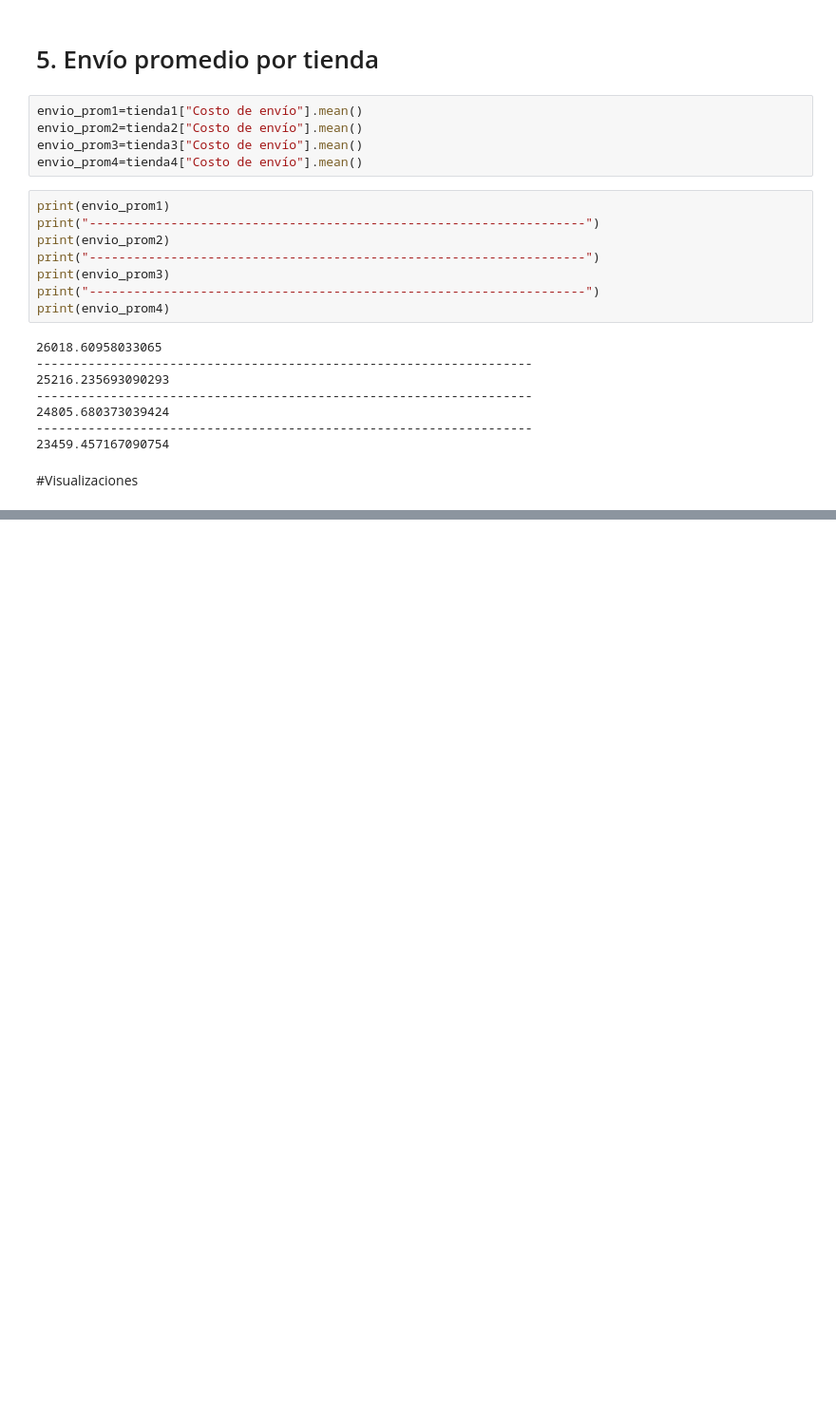
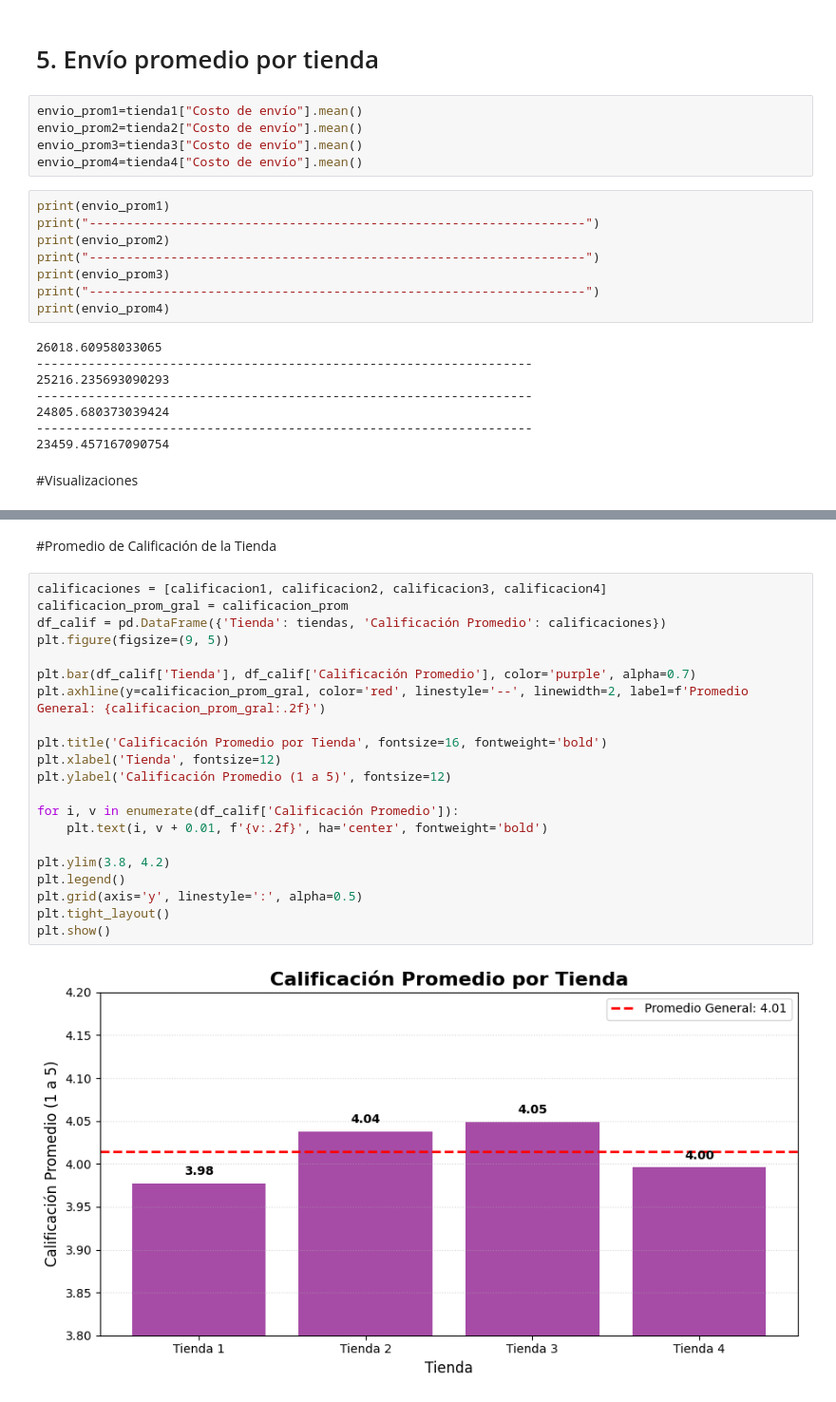
Before and after one commit to TiagoPonti/Alura-Store, a Jupyter notebook: AluraStore/AluraStoreLatam.ipynb, the cells around one changed output, grey strips where cells are left out. Shown at 95% size. Saved outputs shown, nothing was run; the diff lists cells and outputs as text; blank space fills up the shorter version.

```diff
--- a/AluraStore/AluraStoreLatam.ipynb
+++ b/AluraStore/AluraStoreLatam.ipynb
@@ -209,0 +266,25 @@ ingresos_totales=
+# %% [markdown]
+#Promedio de Calificación de la Tienda
+# %%
+calificaciones = [calificacion1, calificacion2, calificacion3, calificacion4]
+calificacion_prom_gral = calificacion_prom
+df_calif = pd.DataFrame({'Tienda': tiendas, 'Calificación Promedio': calificaciones})
+plt.figure(figsize=(9, 5))
+
+plt.bar(df_calif['Tienda'], df_calif['Calificación Promedio'], color='purple', alpha=0.7)
+plt.axhline(y=calificacion_prom_gral, color='red', linestyle='--', linewidth=2, label=f'Promedio General: {calificacion_prom_gral:.2f}')
+
+plt.title('Calificación Promedio por Tienda', fontsize=16, fontweight='bold')
+plt.xlabel('Tienda', fontsize=12)
+plt.ylabel('Calificación Promedio (1 a 5)', fontsize=12)
+
+for i, v in enumerate(df_calif['Calificación Promedio']):
+    plt.text(i, v + 0.01, f'{v:.2f}', ha='center', fontweight='bold')
+
+plt.ylim(3.8, 4.2)
+plt.legend()
+plt.grid(axis='y', linestyle=':', alpha=0.5)
+plt.tight_layout()
+plt.show()
+# %% [output]
+[figure, added]
```
Also changed, not shown: parts of 10 cells of this notebook.
